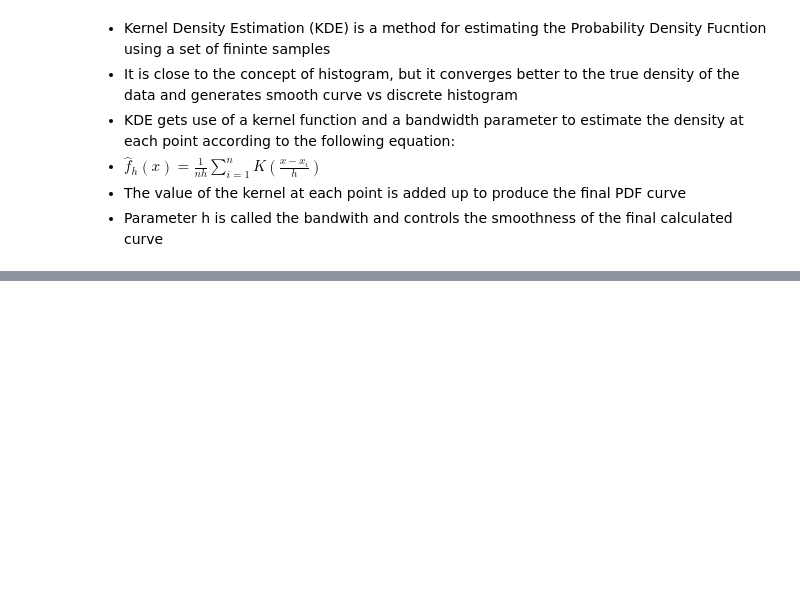
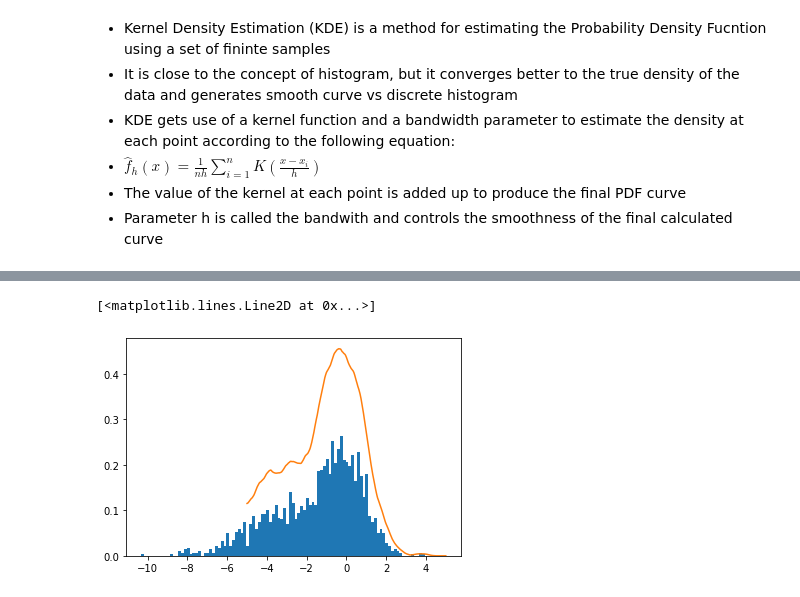
Before and after one commit to teslami/Machine-Learning, a Jupyter notebook: Kernel_density_estimation.ipynb, the cells around one changed output, grey strips where cells are left out. Saved outputs shown, nothing was run; the diff lists cells and outputs as text; code cells hidden in the pictures; blank space fills up the shorter version.

Commit message:
add custom kde python implementation

```diff
--- a/Kernel_density_estimation.ipynb
+++ b/Kernel_density_estimation.ipynb
@@ -32,0 +42,24 @@ plt.plot(x_d,density)
+# %%
+def Epanechnikov(x):
+    return (3/4)*(1-x**2)*(np.abs(x) <= 1)
+
+h=0.5
+def kernel_density_custom(y, samples):
+    pdf=0
+    for i in range(len(samples)):
+        pdf+=Epanechnikov((y-samples[i])/h)
+    return pdf
+
+
+out = []
+n=1000
+points = np.linspace(-5, 5, n)
+for ii in points:
+    out.append((1/(n*h))*kernel_density_custom(ii, X))
+
+
+plt.hist(X, bins=100, density=True)
+plt.plot(points, out)
+# %% [output]
+[<matplotlib.lines.Line2D at 0x...>]
+[figure, added]
```
Also changed, not shown: parts of 4 cells of this notebook.
